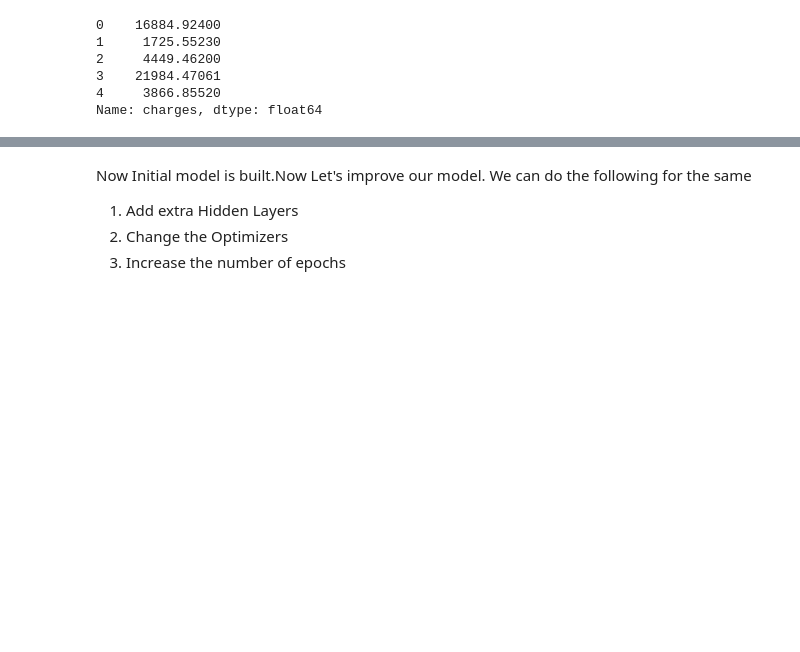
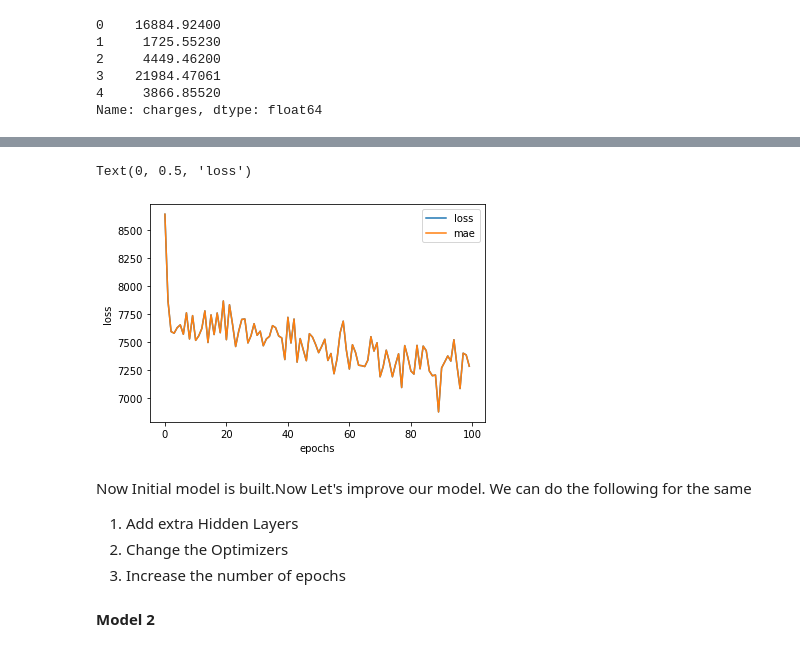
Before and after one commit to parvbhargava/Regression-Models, a Jupyter notebook: Medical-Insurance-Linear-Regression.ipynb, the cells around one changed output, grey strips where cells are left out. Drawn from its saved outputs; the diff is of its cells as text; code cells hidden in the pictures; blank space fills up the shorter version.

Commit message:
model 3 and loss curves

```diff
--- a/Medical-Insurance-Linear-Regression.ipynb
+++ b/Medical-Insurance-Linear-Regression.ipynb
@@ -69,6 +71,6 @@ model.add(tf.keras.layers.Dense(1))
 #Compile the model
 model.compile(loss=tf.keras.losses.mae,optimizer= tf.keras.optimizers.SGD() , metrics = ["mae"])
 #Fit the model
-model.fit(X_train,y_train,epochs=100)
+history = model.fit(X_train,y_train,epochs=100)
 # %% [output]
 Epoch 1/100
@@ -97,9 +98,19 @@ model.evaluate(X_test,y_test)
 [6899.58740234375, 6899.58740234375]
+# %%
+#Plot History also known as loss curve or training curve
+pd.DataFrame(history.history).plot()
+plt.xlabel("epochs")
+plt.ylabel("loss")
+# %% [output]
+Text(0, 0.5, 'loss')
+[figure, added]
 # %% [markdown]
 Now Initial model is built.Now Let's improve our model. We can do the following for the same
 1. Add extra Hidden Layers
 2. Change the Optimizers
 3. Increase the number of epochs
+# %% [markdown]
+**Model 2**
 # %%
 #Add extra Layers
 #Note: Adding extra layer did not work initially as model became too complex and resulted in mae = nan
```
Also changed, not shown: parts of 10 cells of this notebook.
